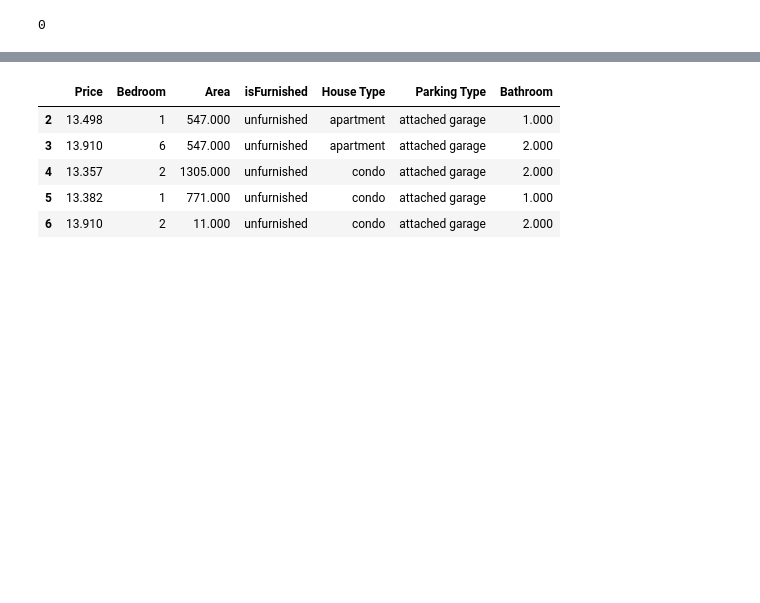
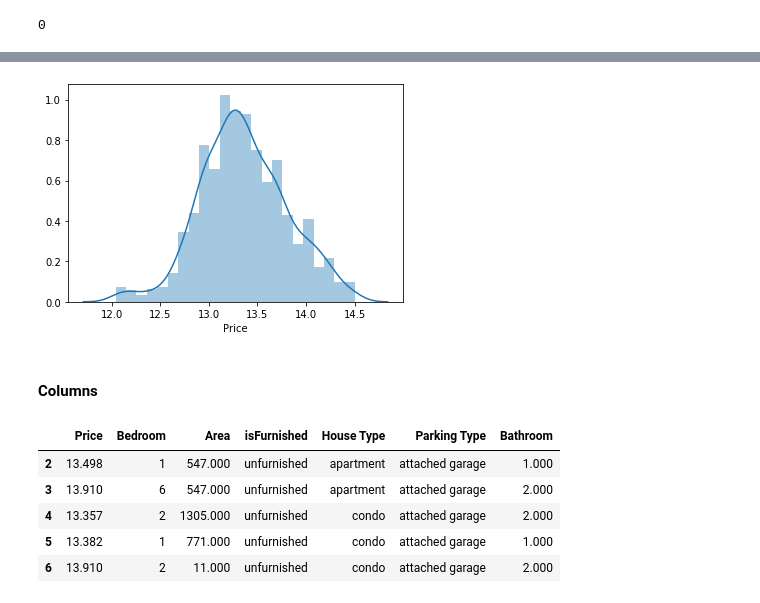
Before and after one commit to Kailash7dev/Craigslist-Housing-Price-Prediction, a Jupyter notebook: EDA_house_price_prediction.ipynb, the cells around one changed output, grey strips where cells are left out. Cells and saved outputs as stored; diff of their text form; code cells hidden in the pictures; blank space fills up the shorter version.

```diff
--- a/EDA_house_price_prediction.ipynb
+++ b/EDA_house_price_prediction.ipynb
@@ -259 +300,7 @@ ax = sns.distplot(house_df['Price'])
+# %%
+ax = sns.distplot(house_df['Price'])
+# %% [output]
+[figure, added]
+# %% [markdown]
+#### Columns
 # %%
```
Also changed, not shown: parts of 61 cells of this notebook.
